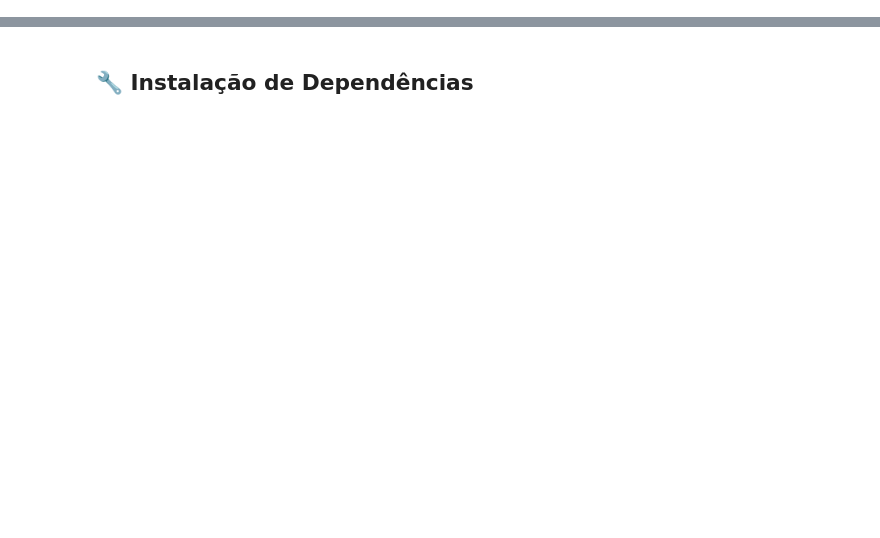
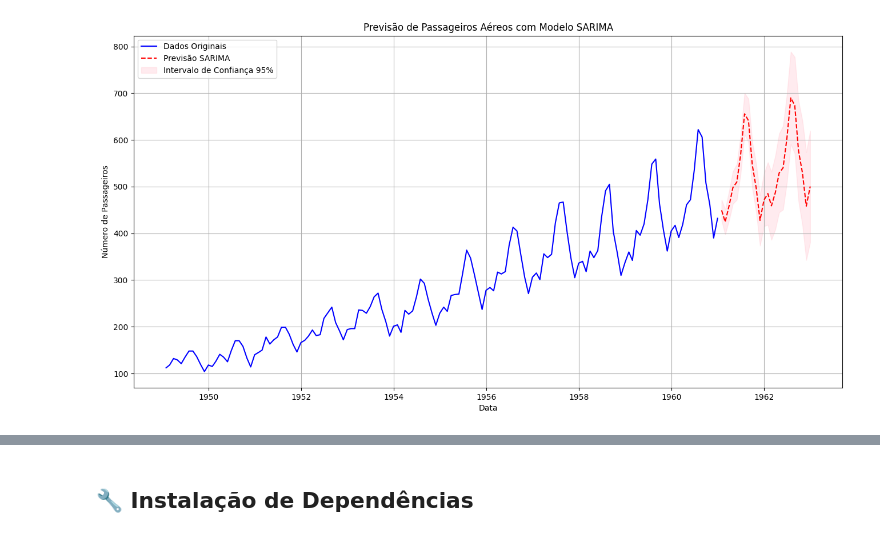
Before and after one commit to rodrigosf05/fiap-series-temporais, a Jupyter notebook: capitulo_3_scripts.ipynb, the cells around one changed output, grey strips where cells are left out. Saved outputs shown, nothing was run; the diff lists cells and outputs as text; code cells hidden in the pictures; blank space fills up the shorter version.

```diff
--- a/capitulo_3_scripts.ipynb
+++ b/capitulo_3_scripts.ipynb
@@ -7,0 +321,18 @@ Este notebook contém os scripts Python apresentados no Capítulo 3, organizados
+# %%
+# Obter o índice do último período nos dados de treinamento
+last_date = series.index[-1]
+# %%
+# Criar um novo índice para os períodos de previsão
+forecast_index = pd.date_range(start=last_date + pd.DateOffset(months=1), periods=n_forecast_steps, freq='MS')
+# %%
+# Gerar previsões
+forecast_result_sarima = model_fit_sarima.get_forecast(steps=n_forecast_steps)
+forecast_sarima = forecast_result_sarima.predicted_mean
+conf_int_sarima = forecast_result_sarima.conf_int()
+# %%
+# Atribuir o índice correto às previsões
+forecast_sarima.index = forecast_index
+conf_int_sarima.index = forecast_index
+
+print("Previsões SARIMA (primeiros 5 valores):")
+print(forecast_sarima.head())
@@ -7,0 +347,14 @@ Este notebook contém os scripts Python apresentados no Capítulo 3, organizados
+# %%
+# Visualizar os resultados
+plt.figure(figsize=(16, 8))
+plt.plot(series, label='Dados Originais', color='blue')
+plt.plot(forecast_sarima, label='Previsão SARIMA', color='red', linestyle='--')
+plt.fill_between(conf_int_sarima.index, conf_int_sarima.iloc[:, 0], conf_int_sarima.iloc[:, 1], color='pink', alpha=0.3, label='Intervalo de Confiança 95%')
+plt.title('Previsão de Passageiros Aéreos com Modelo SARIMA')
+plt.xlabel('Data')
+plt.ylabel('Número de Passageiros')
+plt.legend()
+plt.grid(True)
+plt.show()
+# %% [output]
+[figure, added]
```
Also changed, not shown: parts of 47 cells of this notebook.
